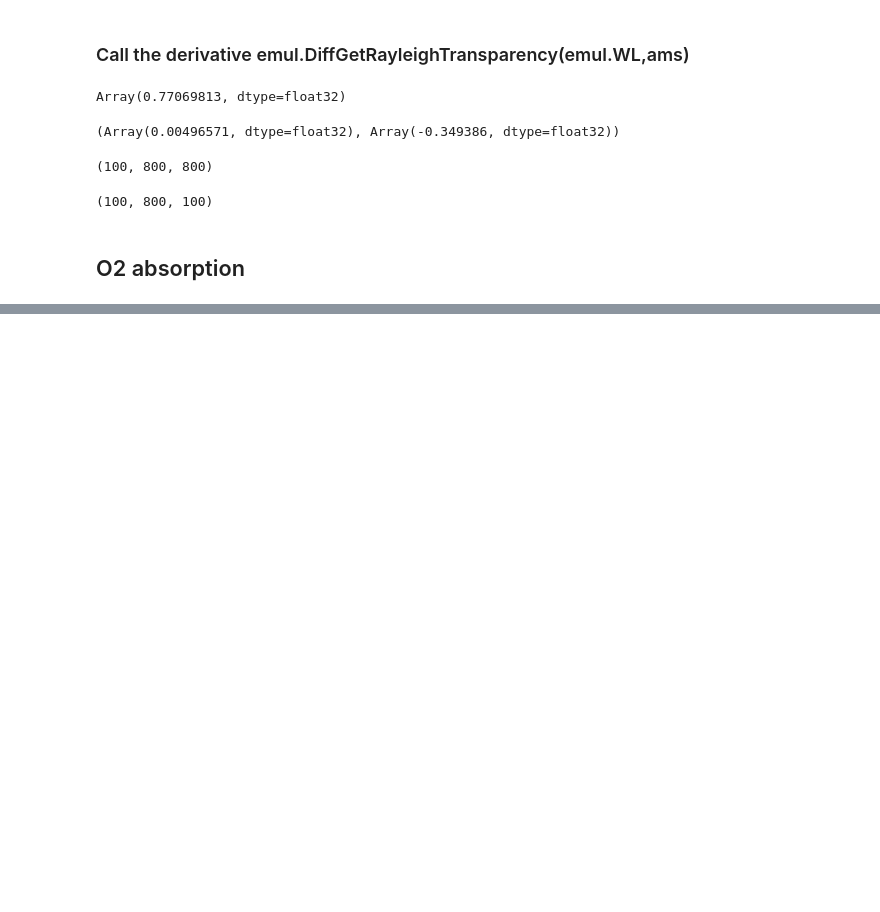
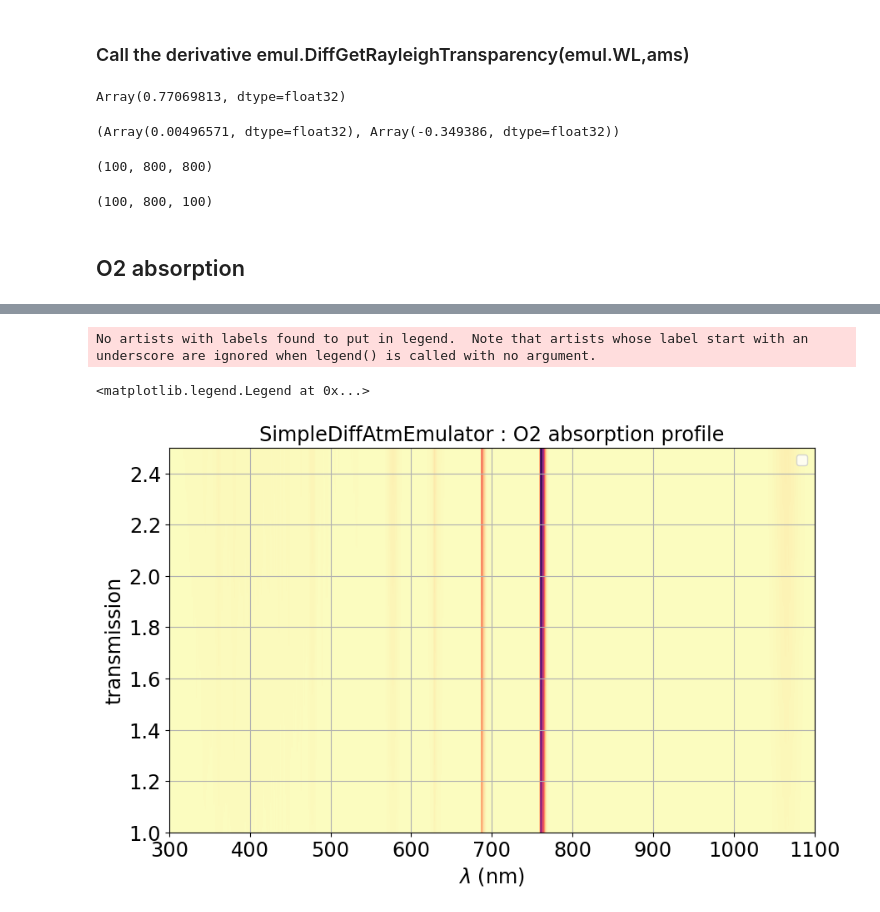
Before and after one commit to sylvielsstfr/AtmEmulator, a Jupyter notebook: docs/notebooks/diffemulator/test_simplejax.ipynb, the cells around one changed output, grey strips where cells are left out. Cells and saved outputs as stored; diff of their text form; code cells hidden in the pictures; blank space fills up the shorter version.

```diff
--- a/docs/notebooks/diffemulator/test_simplejax.ipynb
+++ b/docs/notebooks/diffemulator/test_simplejax.ipynb
@@ -134,2 +139,0 @@ ax.legend()
-# %%
-ams = jnp.linspace(emul.AIRMASSMIN,emul.AIRMASSMAX,20)
@@ -139,0 +140,17 @@ dtransm.shape
+# %%
+array = emul.GetO2absTransparency2D(emul.WL,ams)
+# %%
+fig, ax = plt.subplots()
+ax.imshow(array,origin="lower",cmap=plt.cm.magma,extent=(emul.WLMIN,emul.WLMAX,emul.AIRMASSMIN,emul.AIRMASSMAX),aspect='auto')
+title = f"SimpleDiffAtmEmulator : O2 absorption profile"
+ax.set_title(title)
+ax.set_xlabel("$\lambda$ (nm)")
+ax.set_ylabel("transmission")
+# place a text box in upper left in axes coords
+#ax.text(0.5, 0.05, textboxstr, transform=ax.transAxes, fontsize=14,verticalalignment='bottom', bbox=textboxprops)
+ax.grid()
+ax.legend()
+# %% [output]
+No artists with labels found to put in legend.  Note that artists whose label start with an underscore are ignored when legend() is called with no argument.
+<matplotlib.legend.Legend at 0x...>
+[figure, added]
```
Also changed, not shown: parts of 10 cells of this notebook, 2 other files.
